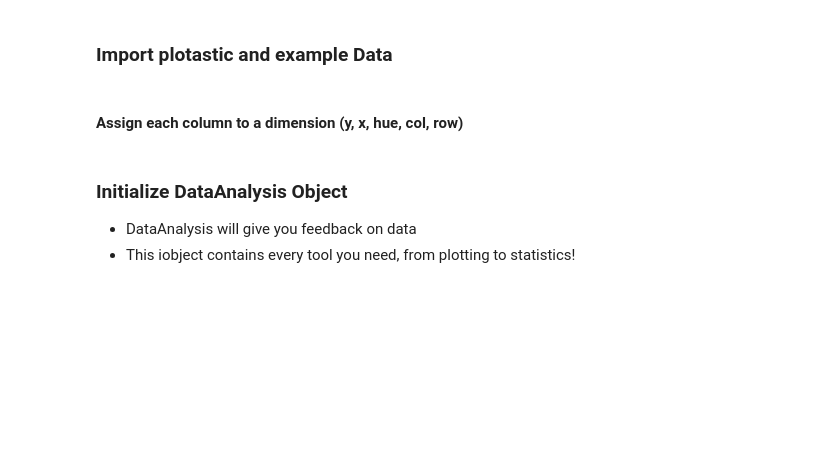
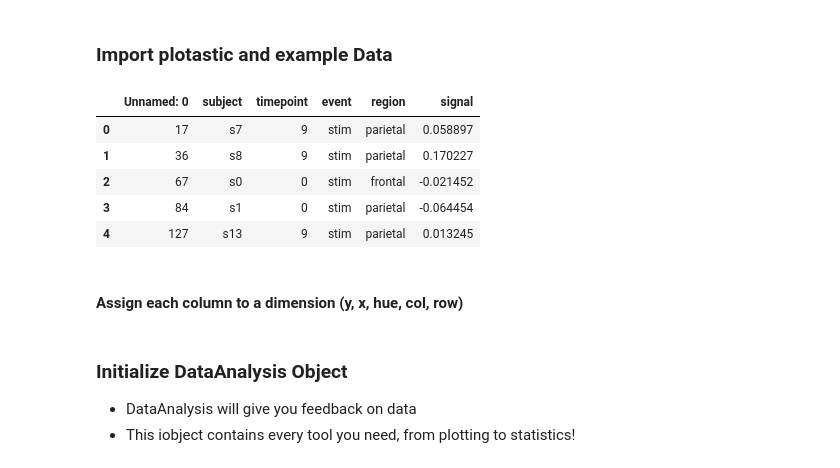
Before and after one commit to markur4/plotastic, a Jupyter notebook: Examples & Walkthroughs/quick_example_fmri.ipynb, the cells around one changed output. Drawn from its saved outputs; the diff is of its cells as text; code cells hidden in the pictures; blank space fills up the shorter version.

```diff
--- a/Examples & Walkthroughs/quick_example_fmri.ipynb
+++ b/Examples & Walkthroughs/quick_example_fmri.ipynb
@@ -3,9 +3,16 @@
 # %%
 import plotastic as plst
 
 # Import Example Data
-DF, _ = plst.load_dataset("fmri", verbose = False)
+DF, dims = plst.load_dataset("fmri", verbose = False)
 DF.head()
+# %% [output]
+|  | Unnamed: 0 | subject | timepoint | event | region | signal |
+| 0 | 17 | s7 | 9 | stim | parietal | 0.058897 |
+| 1 | 36 | s8 | 9 | stim | parietal | 0.170227 |
+| 2 | 67 | s0 | 0 | stim | frontal | -0.021452 |
+| 3 | 84 | s1 | 0 | stim | parietal | -0.064454 |
+| 4 | 127 | s13 | 9 | stim | parietal | 0.013245 |
 # %% [markdown]
 #### Assign each column to a dimension (y, x, hue, col, row)
 # %%
```
Also changed, not shown: parts of 3 cells of this notebook, 4 other files.
